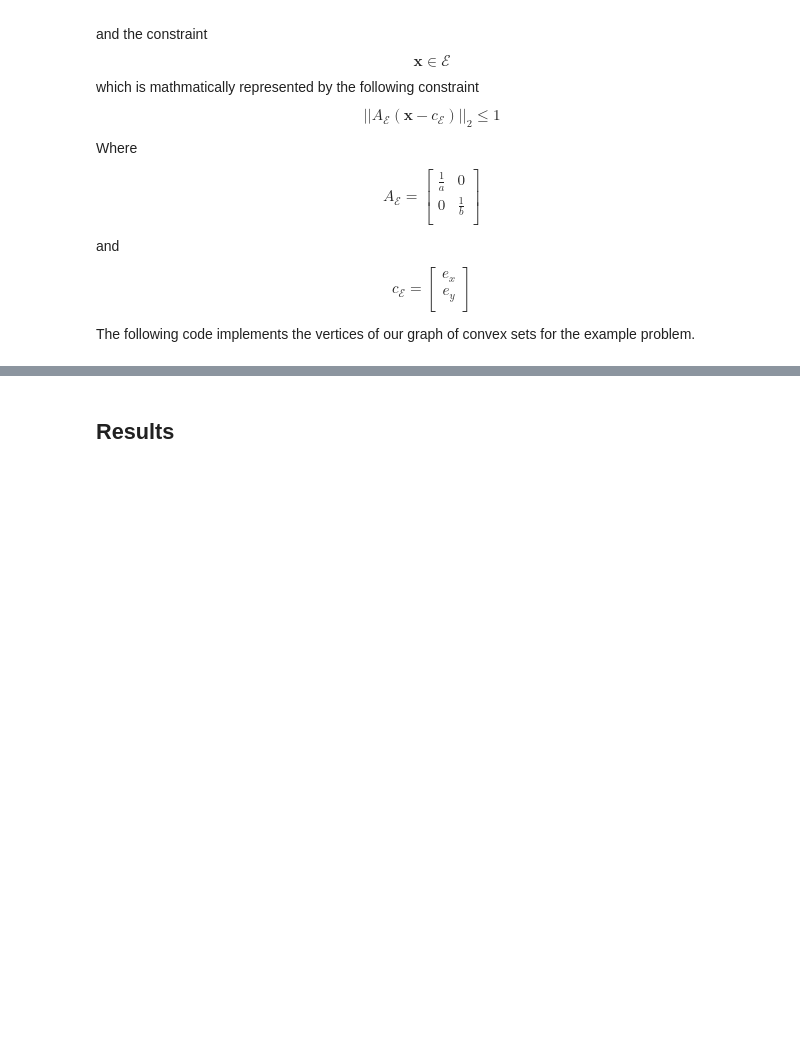
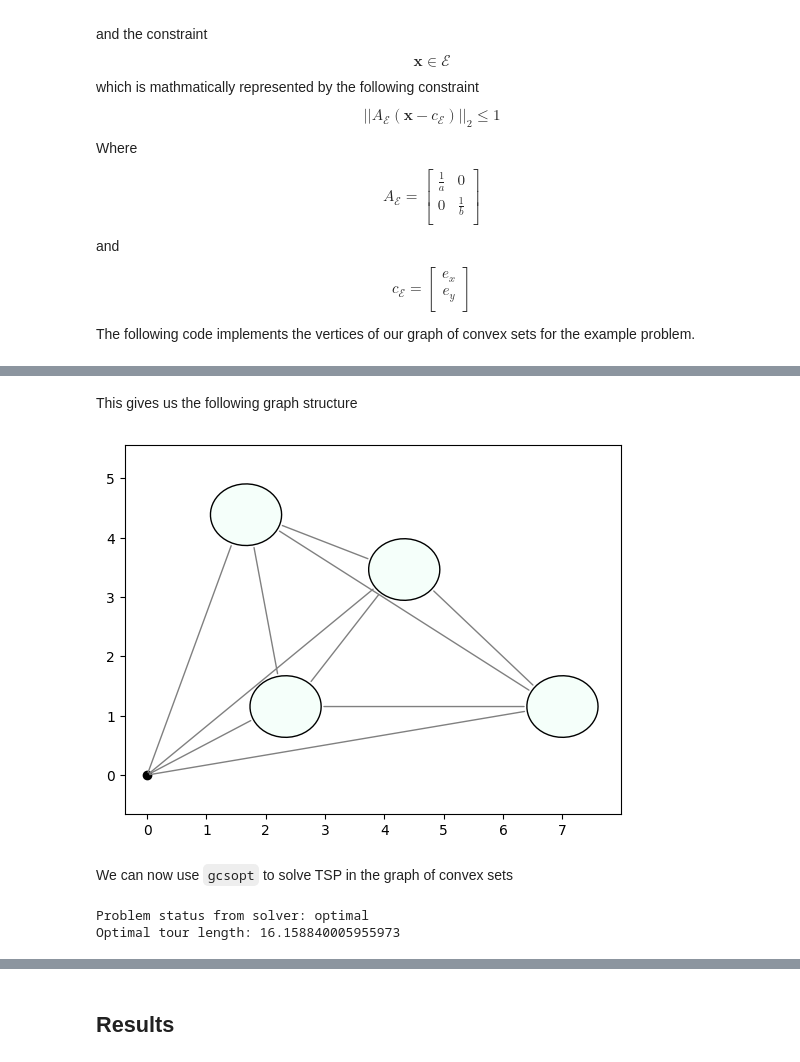
Before and after one commit to rfrost114/GTSP_Heterogeneous_Pursuit, a Jupyter notebook: CMSE831_FinalProjectTemplate.ipynb, the cells around one changed output, grey strips where cells are left out. Drawn from its saved outputs; the diff is of its cells as text; code cells hidden in the pictures; blank space fills up the shorter version.

```diff
--- a/CMSE831_FinalProjectTemplate.ipynb
+++ b/CMSE831_FinalProjectTemplate.ipynb
@@ -1043,0 +1038,18 @@ ellipse_centers[:,1] = start[:,1] / np.sqrt((1- (mu**2)))
+# %%
+alpha = 0.9
+T = 0.5
+mu = 0.5
+major_axis = (alpha*T) / (1- (mu**2))
+minor_axis = (alpha*T) / np.sqrt((1- (mu**2)))
+ellipse_centers = np.zeros(start.shape)
+ellipse_centers[:,0] = (start[:,0] + (mu*T)) / (1- (mu**2))
+ellipse_centers[:,1] = start[:,1] / np.sqrt((1- (mu**2)))
+
+GCS = GraphOfConvexSets(directed=False)
+
+for ellipse in range(ellipse_centers.shape[0]):
+    v = GCS.add_vertex(ellipse+1) # create a new vertex named after the ellipse
+    x = v.add_variable(2) # add the x and y variables for the vertex position
+    A = np.diag([1/major_axis, 1/minor_axis]) # create the A matrix for the ellipse
+    center = np.array([ellipse_centers[ellipse, 0] , ellipse_centers[ellipse, 1]]) # the center vector
+    v.add_constraint(cp.norm2(A @ (x - center)) <= 1) # add the convex set constraint for the ellipse
@@ -1043,0 +1058,4 @@ ellipse_centers[:,1] = start[:,1] / np.sqrt((1- (mu**2)))
+# %%
+v = GCS.add_vertex(0) # this will be vertex 0
+x = v.add_variable(2)
+v.add_constraint(cp.norm2(x) <= 0)
@@ -1043,0 +1066,28 @@ ellipse_centers[:,1] = start[:,1] / np.sqrt((1- (mu**2)))
+# %%
+for i, v in enumerate(GCS.vertices): # i is the index of the vertex v
+    u_s = GCS.vertices[i + 1:] # list of all the neighbours of v that do not have an edge yet
+    for u in u_s:
+        if v != u: # do not add self loops
+
+            edge = GCS.add_edge(u,v) # add the edge to the graph
+            pos_u = u.variables[0] # position variable for u
+            pos_v = v.variables[0] # position variable for v
+            edge.add_cost(cp.norm2(pos_v - pos_u)) # add the edge cost constraint
+# %% [markdown]
+This gives us the following graph structure
+# %%
+plt.figure()
+plt.axis("equal")
+GCS.plot_2d()
+plt.show()
+# %% [output]
+[figure, added]
+# %% [markdown]
+We can now use `gcsopt` to solve TSP in the graph of convex sets
+# %%
+GCS.solve_traveling_salesman(subtour_elimination=True, binary=True)
+print(f'Problem status from solver: {GCS.status}')
+print(f'Optimal tour length: {GCS.value}')
+# %% [output]
+Problem status from solver: optimal
+Optimal tour length: 16.158840005955973
```
Also changed, not shown: parts of 10 cells of this notebook, 2 other files.
